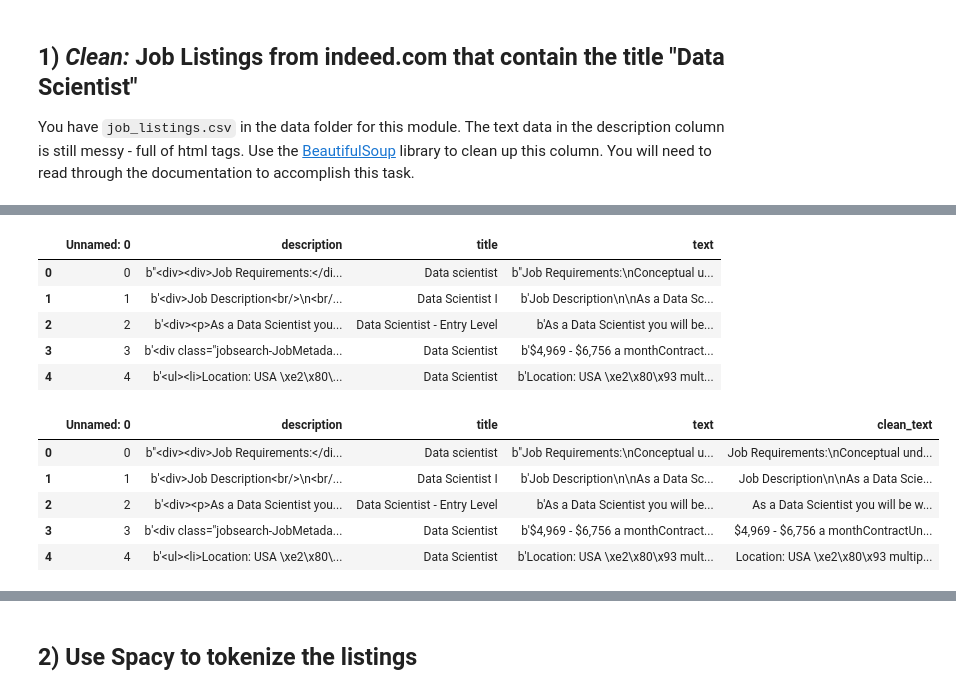
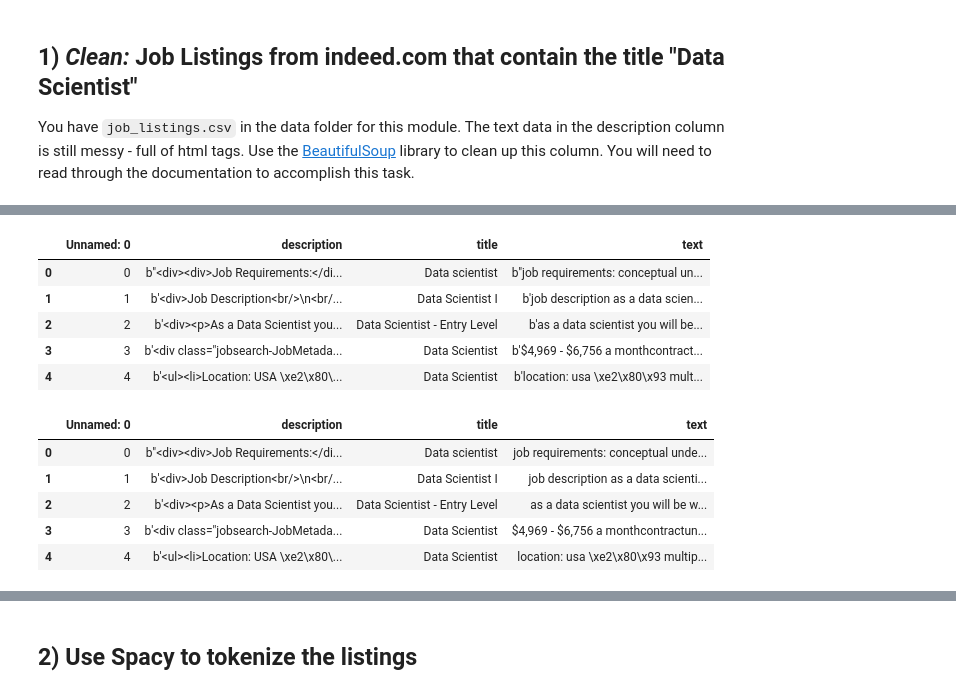
Before and after one commit to deanhadzi/DS-Unit-4-Sprint-1-NLP, a Jupyter notebook: module2-vector-representations/LS_DS_412_Vector_Representations_Assignment.ipynb, the cells around one changed output, grey strips where cells are left out. Saved outputs shown, nothing was run; the diff lists cells and outputs as text; code cells hidden in the pictures.

```diff
--- a/module2-vector-representations/LS_DS_412_Vector_Representations_Assignment.ipynb
+++ b/module2-vector-representations/LS_DS_412_Vector_Representations_Assignment.ipynb
@@ -29,25 +39,31 @@ df = pd.read_csv('data/job_listings.csv')
+# %%
+# Define BeautifulSoup function to help in cleaning text.
+
+def bs(text):
+    cleaned_text = BeautifulSoup(text)
+    return cleaned_text
 # %%
 # Remove the HTML tags from the description column.
 
-df['text'] = [BeautifulSoup(text).get_text() for text in df['description']]
+df['text'] = df['description'].apply(lambda x: bs(x).get_text().replace("\\n", " ").lower())
 df.head()
 # %% [output]
 |  | Unnamed: 0 | description | title | text |
-| 0 | 0 | b"<div><div>Job Requirements:</di... | Data scientist | b"Job Requirements:\nConceptual u... |
-| 1 | 1 | b'<div>Job Description<br/>\n<br/... | Data Scientist I | b'Job Description\n\nAs a Data Sc... |
-| 2 | 2 | b'<div><p>As a Data Scientist you... | Data Scientist - Entry Level | b'As a Data Scientist you will be... |
-| 3 | 3 | b'<div class="jobsearch-JobMetada... | Data Scientist | b'$4,969 - $6,756 a monthContract... |
-| 4 | 4 | b'<ul><li>Location: USA \xe2\x80\... | Data Scientist | b'Location: USA \xe2\x80\x93 mult... |
+| 0 | 0 | b"<div><div>Job Requirements:</di... | Data scientist | b"job requirements: conceptual un... |
+| 1 | 1 | b'<div>Job Description<br/>\n<br/... | Data Scientist I | b'job description as a data scien... |
+| 2 | 2 | b'<div><p>As a Data Scientist you... | Data Scientist - Entry Level | b'as a data scientist you will be... |
+| 3 | 3 | b'<div class="jobsearch-JobMetada... | Data Scientist | b'$4,969 - $6,756 a monthcontract... |
+| 4 | 4 | b'<ul><li>Location: USA \xe2\x80\... | Data Scientist | b'location: usa \xe2\x80\x93 mult... |
 # %%
 # Remove some bold HTML tags.
 
-df['clean_text'] = df['text'].apply(lambda x: x[2:].strip())
-df['clean_text'] = df['clean_text'].apply(lambda x: x[:-1].strip())
+df['text'] = df['text'].apply(lambda x: x[2:].strip())
+df['text'] = df['text'].apply(lambda x: x[:-1].strip())
 df.head()
 # %% [output]
-|  | Unnamed: 0 | description | title | text | clean_text |
-| 0 | 0 | b"<div><div>Job Requirements:</di... | Data scientist | b"Job Requirements:\nConceptual u... | Job Requirements:\nConceptual und... |
-| 1 | 1 | b'<div>Job Description<br/>\n<br/... | Data Scientist I | b'Job Description\n\nAs a Data Sc... | Job Description\n\nAs a Data Scie... |
-| 2 | 2 | b'<div><p>As a Data Scientist you... | Data Scientist - Entry Level | b'As a Data Scientist you will be... | As a Data Scientist you will be w... |
-| 3 | 3 | b'<div class="jobsearch-JobMetada... | Data Scientist | b'$4,969 - $6,756 a monthContract... | $4,969 - $6,756 a monthContractUn... |
-| 4 | 4 | b'<ul><li>Location: USA \xe2\x80\... | Data Scientist | b'Location: USA \xe2\x80\x93 mult... | Location: USA \xe2\x80\x93 multip... |
+|  | Unnamed: 0 | description | title | text |
+| 0 | 0 | b"<div><div>Job Requirements:</di... | Data scientist | job requirements: conceptual unde... |
+| 1 | 1 | b'<div>Job Description<br/>\n<br/... | Data Scientist I | job description as a data scienti... |
+| 2 | 2 | b'<div><p>As a Data Scientist you... | Data Scientist - Entry Level | as a data scientist you will be w... |
+| 3 | 3 | b'<div class="jobsearch-JobMetada... | Data Scientist | $4,969 - $6,756 a monthcontractun... |
+| 4 | 4 | b'<ul><li>Location: USA \xe2\x80\... | Data Scientist | location: usa \xe2\x80\x93 multip... |
```
Also changed, not shown: parts of 14 cells of this notebook, 2 other files.
